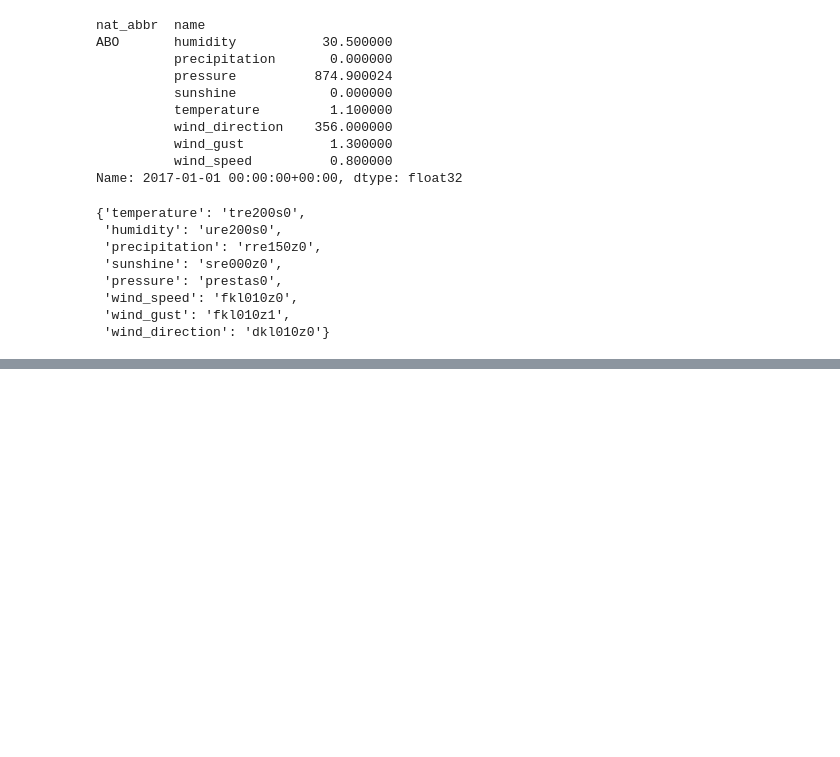
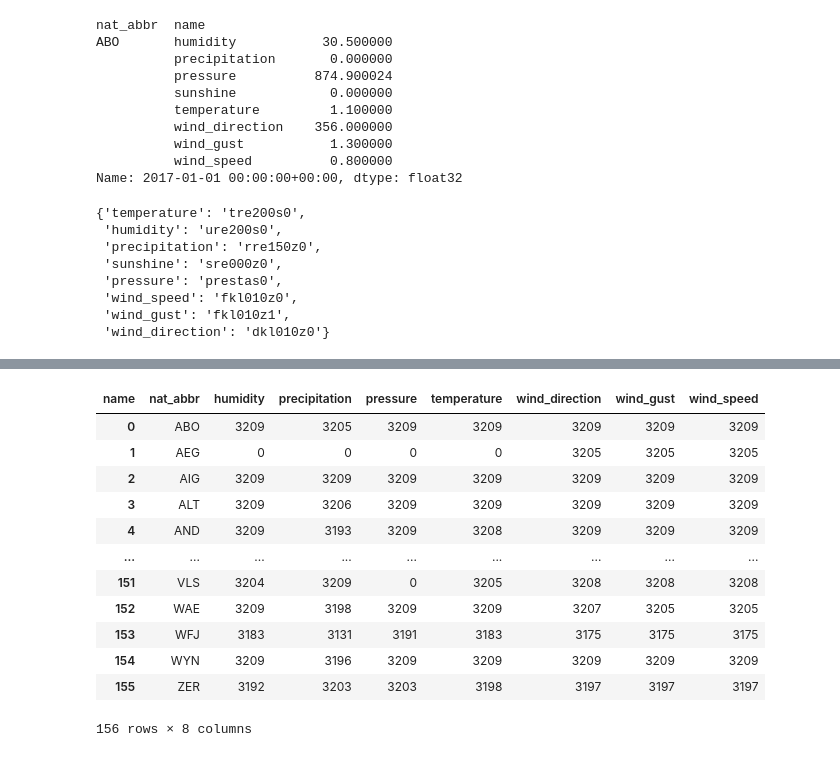
Before and after one commit to aureliedj/weather-station-model-with-transformers, a Jupyter notebook: Data_Exploration.ipynb, the cells around one changed output, grey strips where cells are left out. Cells and saved outputs as stored; diff of their text form; code cells hidden in the pictures; blank space fills up the shorter version.

```diff
--- a/Data_Exploration.ipynb
+++ b/Data_Exploration.ipynb
@@ -118,3 +120,21 @@ ds.available_parameters
  'wind_speed': 'fkl010z0',
  'wind_gust': 'fkl010z1',
  'wind_direction': 'dkl010z0'}
+# %%
+ds_day = PeakWeatherDataset(root="/Users/aureliedejong/Documents/ETH/_DAS Project/PeakWeatherDataset",
+                        parameters = ["temperature",
+                                      "pressure",
+                                      "humidity",
+                                      "wind_speed",
+                                      "wind_gust",
+                                      "wind_direction",
+                                      "precipitation",
+                                      ],
+                        freq = "d",
+                        station_type="meteo_station")
+# %%
+df, mask = ds_day.get_observations(
+    #first_date="2024-08-02 16:32",
+    #last_date="2024-08-06 23:26",
+    return_mask=True,
+)
@@ -120,0 +187,16 @@ ds.available_parameters
+# %%
+df_station
+# %% [output]
+| name | nat_abbr | humidity | precipitation | pressure | temperature | wind_direction | wind_gust | wind_speed |
+| 0 | ABO | 3209 | 3205 | 3209 | 3209 | 3209 | 3209 | 3209 |
+| 1 | AEG | 0 | 0 | 0 | 0 | 3205 | 3205 | 3205 |
+| 2 | AIG | 3209 | 3209 | 3209 | 3209 | 3209 | 3209 | 3209 |
+| 3 | ALT | 3209 | 3206 | 3209 | 3209 | 3209 | 3209 | 3209 |
+| 4 | AND | 3209 | 3193 | 3209 | 3208 | 3209 | 3209 | 3209 |
+| ... | ... | ... | ... | ... | ... | ... | ... | ... |
+| 151 | VLS | 3204 | 3209 | 0 | 3205 | 3208 | 3208 | 3208 |
+| 152 | WAE | 3209 | 3198 | 3209 | 3209 | 3207 | 3205 | 3205 |
+| 153 | WFJ | 3183 | 3131 | 3191 | 3183 | 3175 | 3175 | 3175 |
+| 154 | WYN | 3209 | 3196 | 3209 | 3209 | 3209 | 3209 | 3209 |
+| 155 | ZER | 3192 | 3203 | 3203 | 3198 | 3197 | 3197 | 3197 |
+156 rows × 8 columns
```
Also changed, not shown: parts of 13 cells of this notebook.
